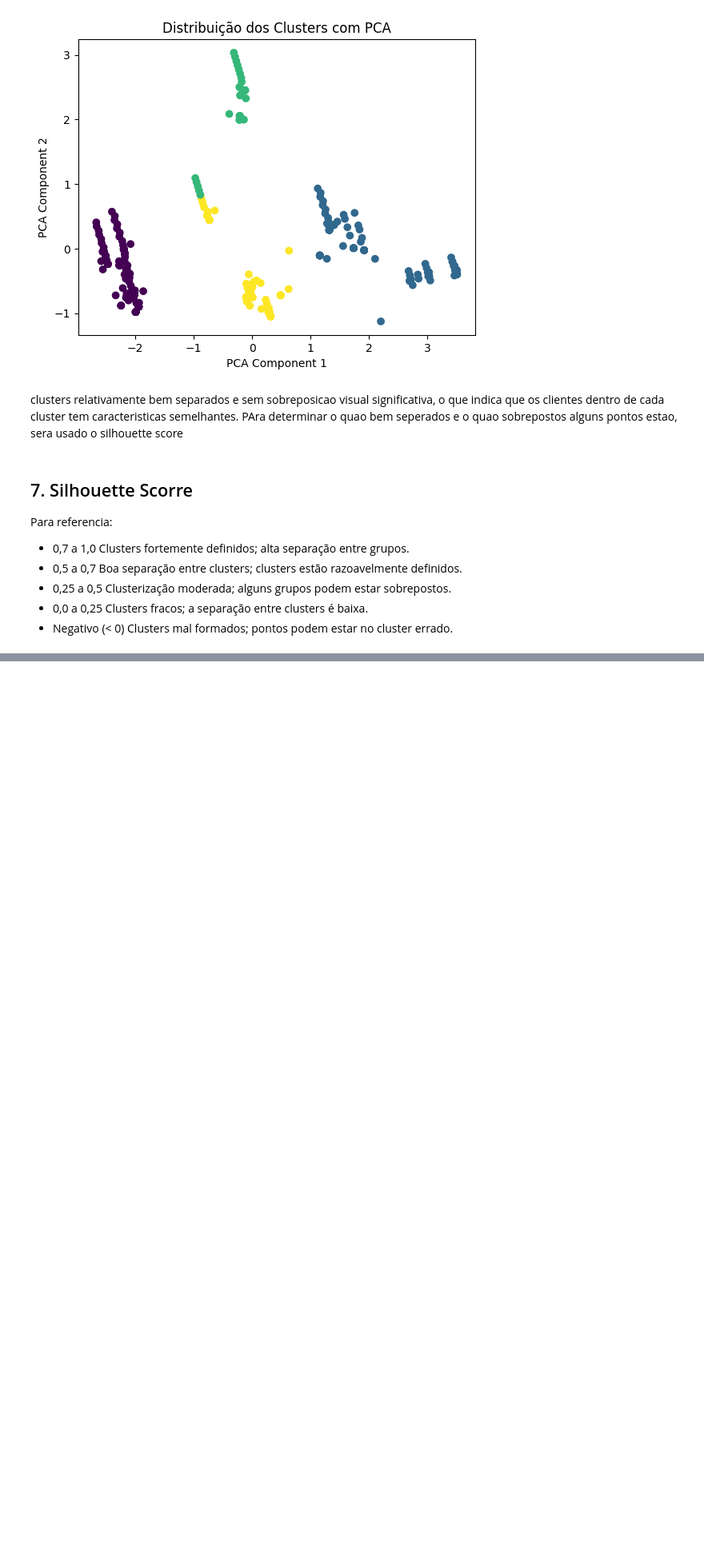
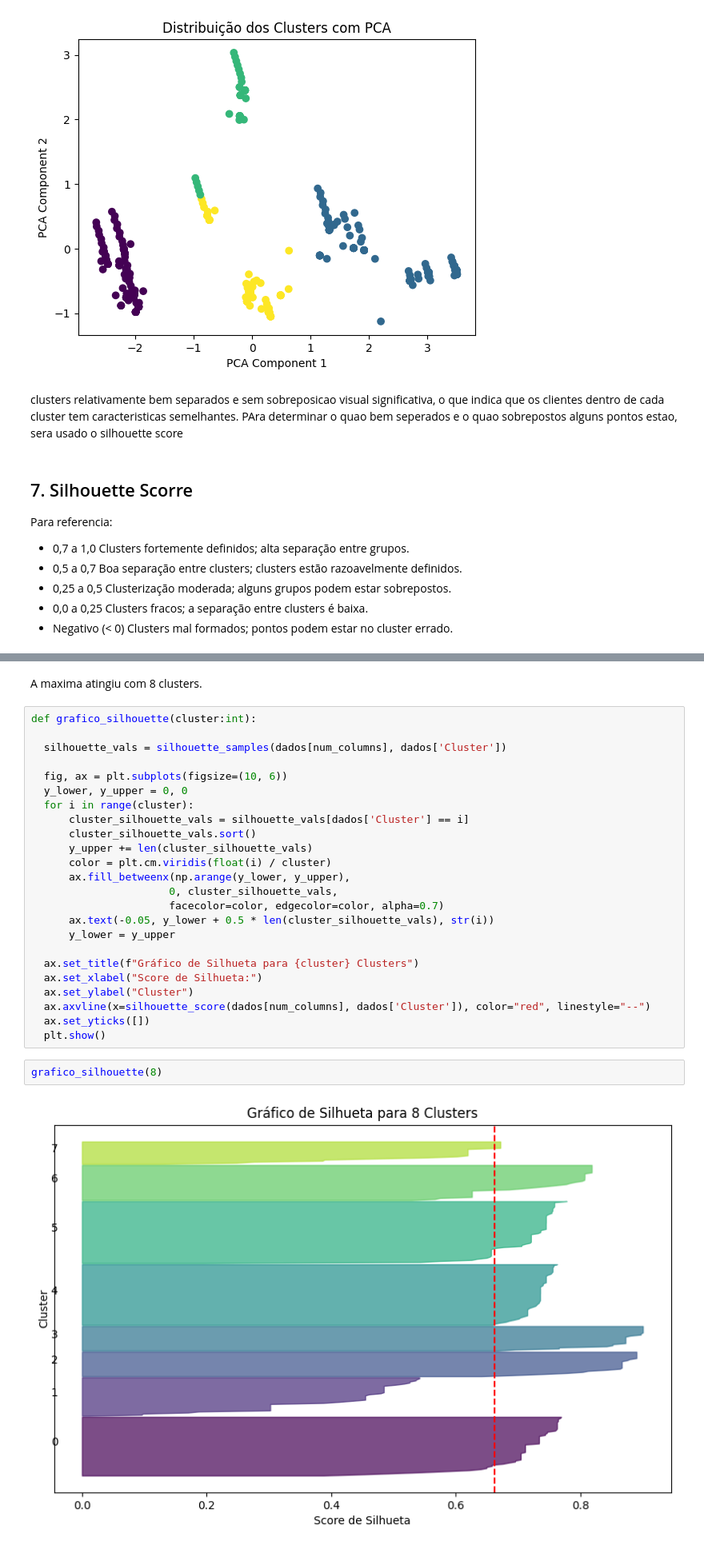
Before and after one commit to HammadN98/Segmentacao_de_Clientes_para_E-commerce, a Jupyter notebook: notebooks/E_commerce_behavior.ipynb, the cells around one changed output, grey strips where cells are left out. Shown at 80% size. Cells and saved outputs as stored; diff of their text form; blank space fills up the shorter version.

```diff
--- a/notebooks/E_commerce_behavior.ipynb
+++ b/notebooks/E_commerce_behavior.ipynb
@@ -281,0 +350,30 @@ O silhouette Score: 0.546780817171208
+# %% [markdown]
+A maxima atingiu com 8 clusters.
+# %%
+def grafico_silhouette(cluster:int):
+
+  silhouette_vals = silhouette_samples(dados[num_columns], dados['Cluster'])
+
+  fig, ax = plt.subplots(figsize=(10, 6))
+  y_lower, y_upper = 0, 0
+  for i in range(cluster):
+      cluster_silhouette_vals = silhouette_vals[dados['Cluster'] == i]
+      cluster_silhouette_vals.sort()
+      y_upper += len(cluster_silhouette_vals)
+      color = plt.cm.viridis(float(i) / cluster)
+      ax.fill_betweenx(np.arange(y_lower, y_upper),
+                      0, cluster_silhouette_vals,
+                      facecolor=color, edgecolor=color, alpha=0.7)
+      ax.text(-0.05, y_lower + 0.5 * len(cluster_silhouette_vals), str(i))
+      y_lower = y_upper
+
+  ax.set_title(f"Gráfico de Silhueta para {cluster} Clusters")
+  ax.set_xlabel("Score de Silhueta:")
+  ax.set_ylabel("Cluster")
+  ax.axvline(x=silhouette_score(dados[num_columns], dados['Cluster']), color="red", linestyle="--")
+  ax.set_yticks([])
+  plt.show()
+# %%
+grafico_silhouette(8)
+# %% [output]
+[figure, added]
```
Also changed, not shown: parts of 9 cells of this notebook.
